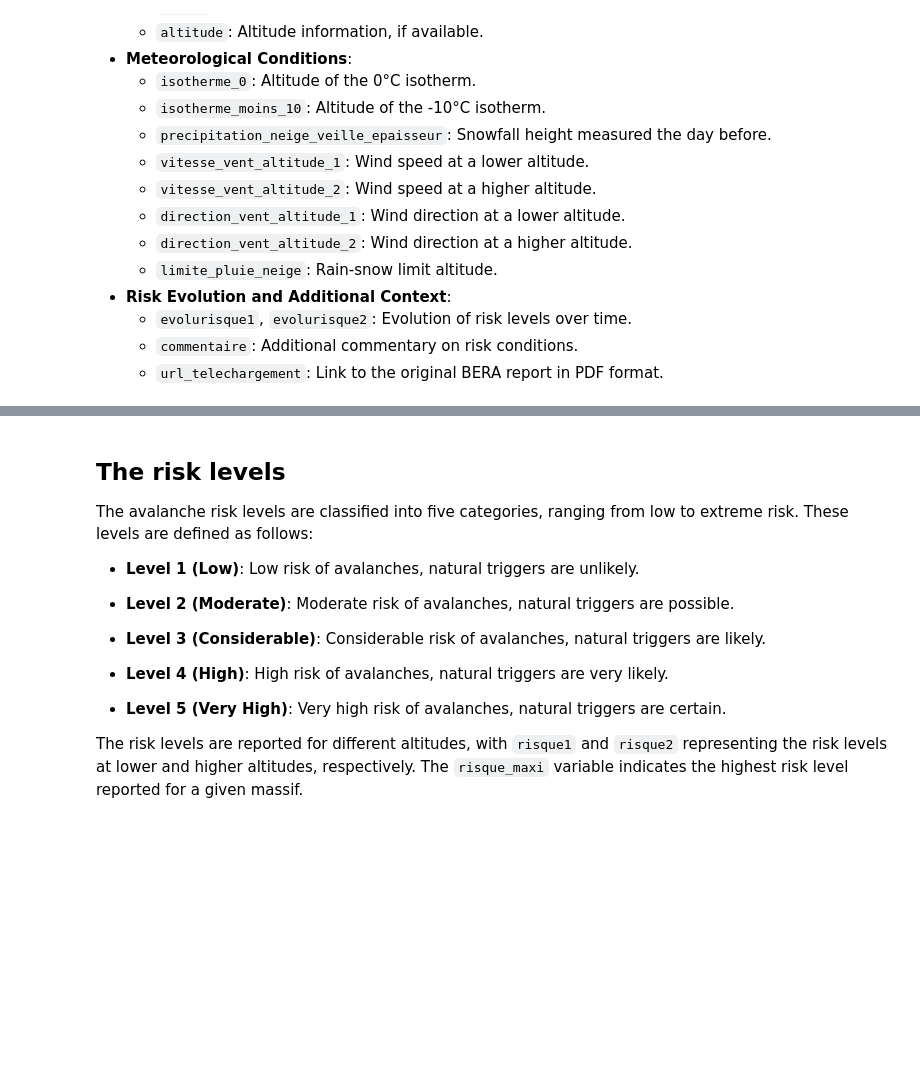
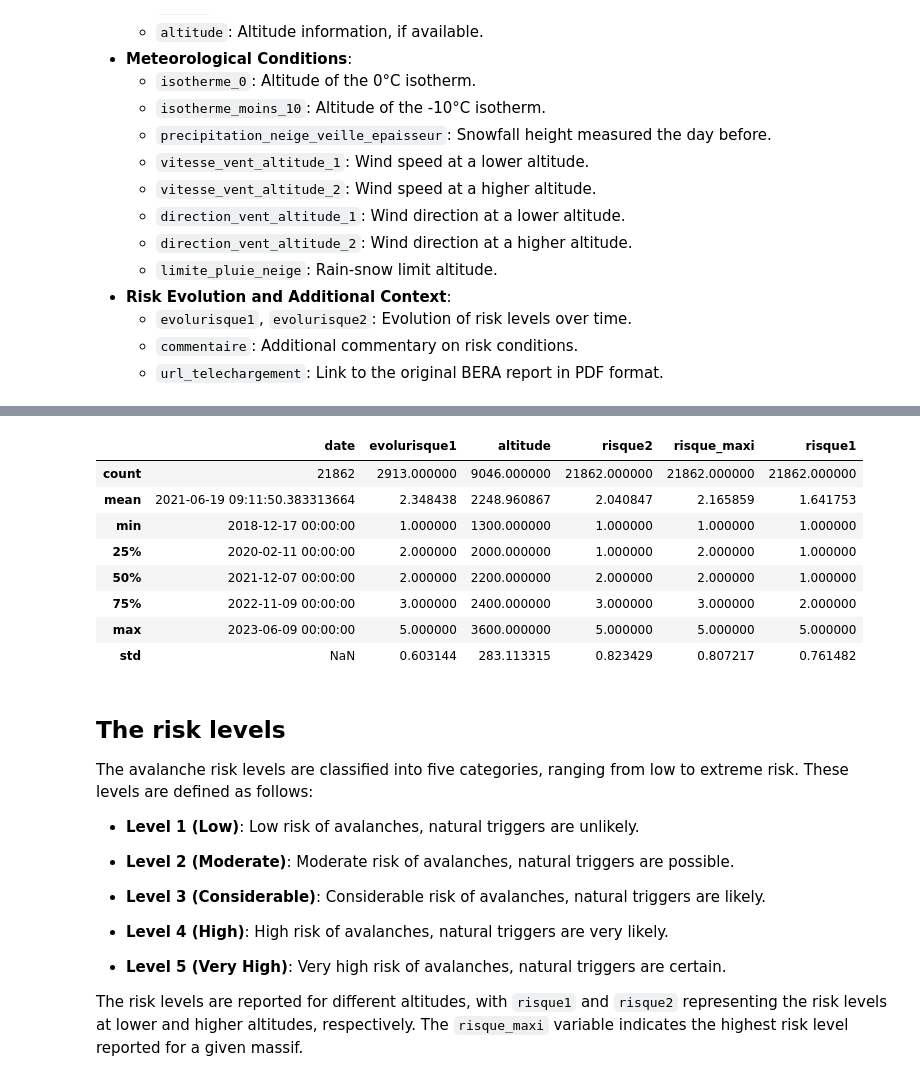
Before and after one commit to adevilde/avalanches_prediction, a Jupyter notebook: avalanche_starting_kit.ipynb, the cells around one changed output, grey strips where cells are left out. Saved outputs shown, nothing was run; the diff lists cells and outputs as text; code cells hidden in the pictures; blank space fills up the shorter version.

```diff
--- a/avalanche_starting_kit.ipynb
+++ b/avalanche_starting_kit.ipynb
@@ -96,6 +97,19 @@ X_df.head()
 | 2 | 2021-11-19 | HAUTE-MAURIENNE | NaN | 3000.0 | 3.0 | 3 | Beau temps | Non | ... |
 | 3 | 2020-01-26 | OISANS | NaN | 2200.0 | 2.0 | 3 | Variable | Non | ... |
 | 4 | 2021-12-08 | VANOISE | NaN | NaN | 4.0 | 4 | Neige faible | Non | ... |
+# %%
+# Summary statistics
+data.describe()
+# %% [output]
+|  | date | evolurisque1 | altitude | risque2 | risque_maxi | risque1 |
+| count | 21862 | 2913.000000 | 9046.000000 | 21862.000000 | 21862.000000 | 21862.000000 |
+| mean | 2021-06-19 09:11:50.383313664 | 2.348438 | 2248.960867 | 2.040847 | 2.165859 | 1.641753 |
+| min | 2018-12-17 00:00:00 | 1.000000 | 1300.000000 | 1.000000 | 1.000000 | 1.000000 |
+| 25% | 2020-02-11 00:00:00 | 2.000000 | 2000.000000 | 1.000000 | 2.000000 | 1.000000 |
+| 50% | 2021-12-07 00:00:00 | 2.000000 | 2200.000000 | 2.000000 | 2.000000 | 1.000000 |
+| 75% | 2022-11-09 00:00:00 | 3.000000 | 2400.000000 | 3.000000 | 3.000000 | 2.000000 |
+| max | 2023-06-09 00:00:00 | 5.000000 | 3600.000000 | 5.000000 | 5.000000 | 5.000000 |
+| std | NaN | 0.603144 | 283.113315 | 0.823429 | 0.807217 | 0.761482 |
 # %% [markdown]
 ## The risk levels
 
```
Also changed, not shown: parts of 20 cells of this notebook.
